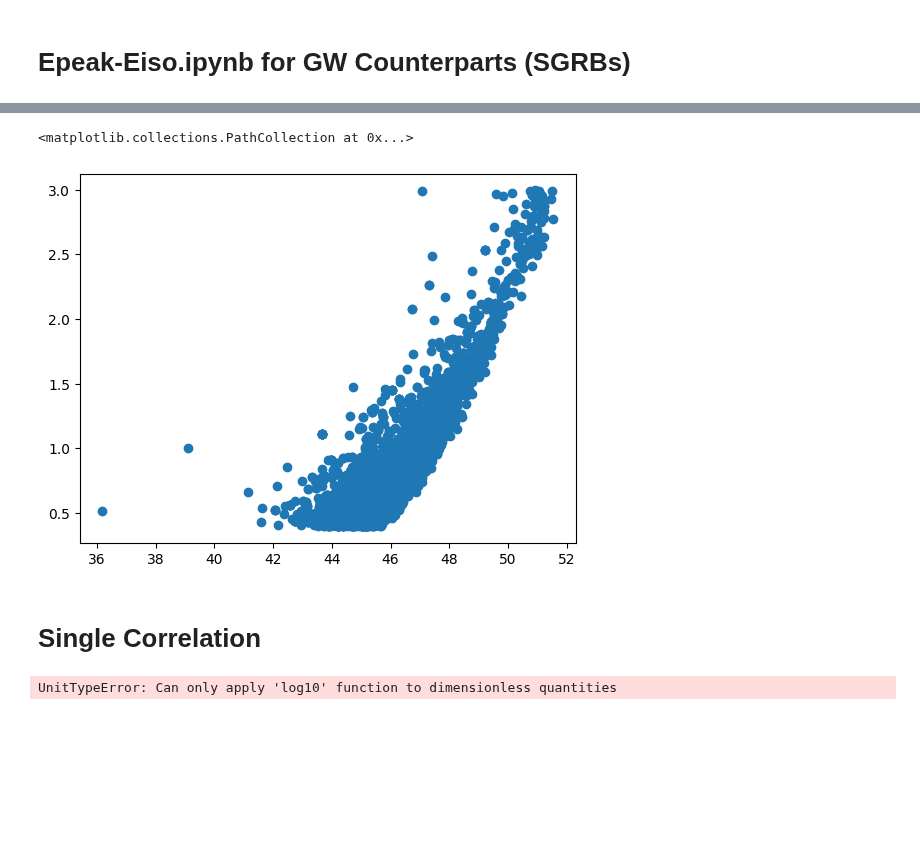
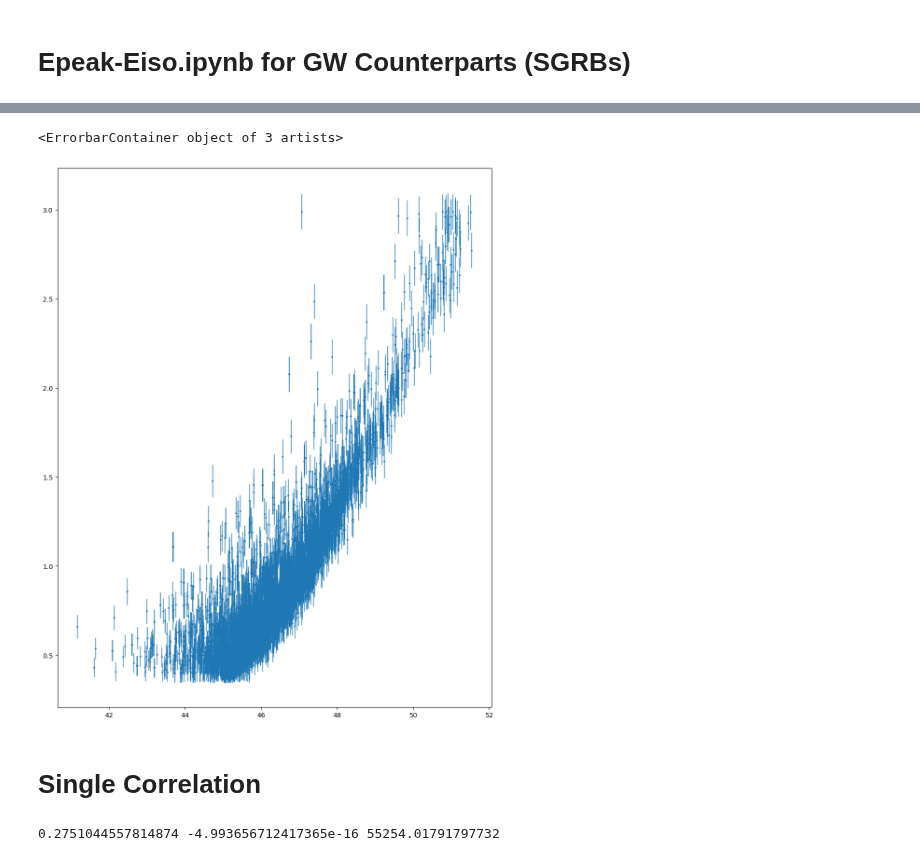
Before and after one commit to joanalnu/OAB-INAF, a Jupyter notebook: GW/Epeak_Eiso.ipynb, the cells around one changed output, grey strips where cells are left out. Drawn from its saved outputs; the diff is of its cells as text; code cells hidden in the pictures; blank space fills up the shorter version.

```diff
--- a/GW/Epeak_Eiso.ipynb
+++ b/GW/Epeak_Eiso.ipynb
@@ -12,17 +12,31 @@ with h5py.File('nsns_population_joan.hdf5', 'r') as table:
     z = table['z'][()]
     Epeak = np.log10(table['Epeak'][()])
     #Epeak_err = 0.1 * Epeak # 10% errors on Epeak
-    Epeak_err = 1
+    linear_err = 0.1*table['Epeak'][()]
+    Epeak_err = linear_err / (table['Epeak'][()] + np.log(10))
 
     original_Eiso = np.log10(table['Eiso'][()])
 
 nan_mask1 = np.isnan(original_Eiso)
 nan_mask2 = np.isnan(Epeak)
 combined_nan_mask = nan_mask1 | nan_mask2
-inverse_mask = ~combined_nan_mask
+
+inf_mask1 = np.isinf(original_Eiso)
+inf_mask2 = np.isinf(Epeak)
+combined_inf_mask = inf_mask1 | inf_mask2
+
+outliner_mask = [val<40 for val in original_Eiso]
+for i, x in enumerate(outliner_mask):
+    if x==True:
+        print(i,x)
+
+total_combined_mask = combined_nan_mask | combined_inf_mask | outliner_mask
+inverse_mask = ~total_combined_mask
+
 z = z[inverse_mask]
 original_Eiso = original_Eiso[inverse_mask]
 Epeak = Epeak[inverse_mask]
+Epeak_err = Epeak_err[inverse_mask]
 
 original_Eiso_bc = original_Eiso - np.mean(original_Eiso)
 Epeak_bc = Epeak - np.mean(Epeak)
@@ -29,18 +61,18 @@ Epeak_bc = Epeak - np.mean(Epeak)
 # %%
-plt.figure()
-plt.scatter(original_Eiso, Epeak)
+plt.figure(figsize=(12,15))
+plt.scatter(original_Eiso, Epeak, s=3)
+plt.errorbar(original_Eiso, Epeak, yerr=Epeak_err, fmt='none', elinewidth=1)
 # %% [output]
-<matplotlib.collections.PathCollection at 0x...>
+<ErrorbarContainer object of 3 artists>
-[figure, old version]
+[figure, new version]
 # %% [markdown]
 # Single Correlation
 # %%
 factor = 1
 extra_err = np.log10(factor)
 total_err = Epeak_err + extra_err
-
 standard_cosmo = LambdaCDM(H0=70, Om0=0.3, Ode0=0.7)
-standard_dl = standard_cosmo.luminosity_distance(z)
+standard_dl = standard_cosmo.luminosity_distance(z).value
 
 def model(x, p1, p2):
     return p1*x + p2
@@ -49,19 +81,20 @@ cosmo = LambdaCDM(H0=70, Om0=0.3, Ode0=0.7)
 dl = cosmo.luminosity_distance(z).value
 
 
-# print('z\tstddl\tdl\tEiso\tEiso_bc')
+# print('z\tstddl\tdl\tEiso\tEiso_bc\tmean')
 Eiso = 2*np.log10(dl/standard_dl) + original_Eiso
 Eiso_bc = Eiso - np.mean(Eiso)
-# for i in range(len(z)):
-#     print(z,standard_dl, dl[i], Eiso)
+# for i in range(len(z[0:10])):
+#     print(z[i],standard_dl[i], dl[i], original_Eiso[i], Eiso[i], Eiso_bc[i], np.mean(Eiso))
 
 if np.isnan(Eiso_bc).any():
     print('WRONG; WRONG!')
 
-popt, pcov = curve_fit(model, Eiso_bc, Epeak_bc, sigma=total_err, p0=[0.5, 0.0], bounds=([-10.0, -10.0], [10.0, 10.0]))
+popt, pcov = curve_fit(model, Eiso_bc, Epeak_bc, p0=[0.5, 0.0], bounds=([-10.0, -10.0], [10.0, 10.0])) #, sigma=total_err
 a_fit, b_fit = popt
 residuals = Epeak_bc - model(Eiso_bc, *popt)
 dof = len(Eiso_bc)-2
 chi_value = np.sum((residuals / total_err) ** 2)#/dof
+print(a_fit, b_fit, chi_value)
 # %% [output]
-UnitTypeError: Can only apply 'log10' function to dimensionless quantities
+0.2751044557814874 -4.993656712417365e-16 55254.01791797732
```
Also changed, not shown: parts of 8 cells of this notebook, 2 other files.
